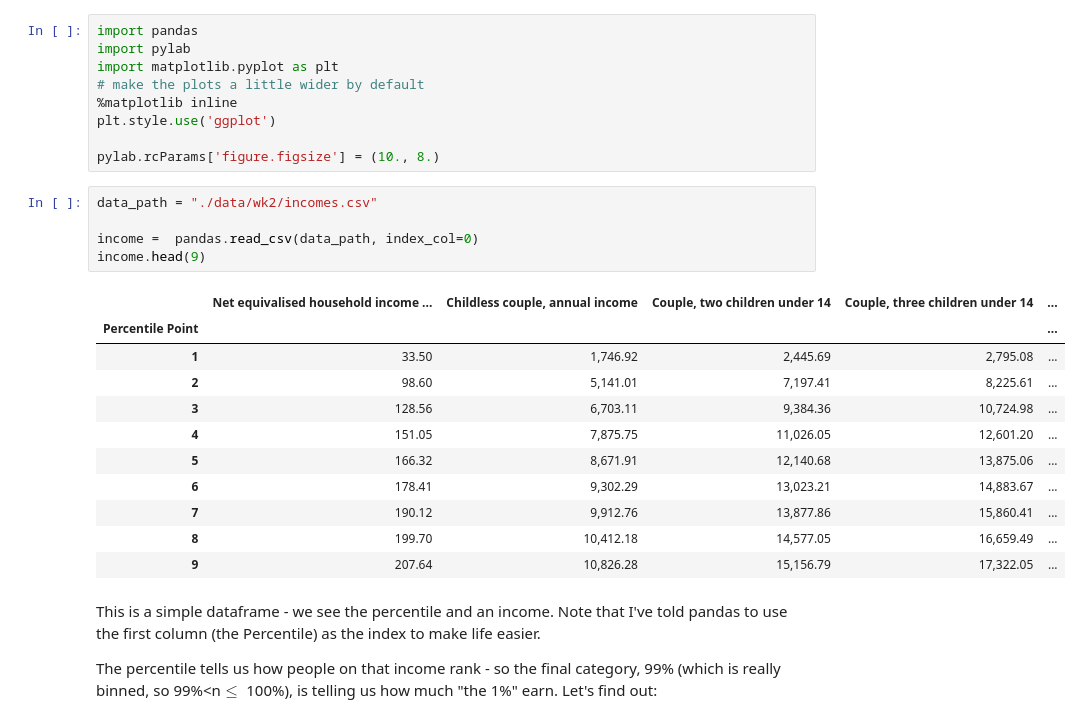
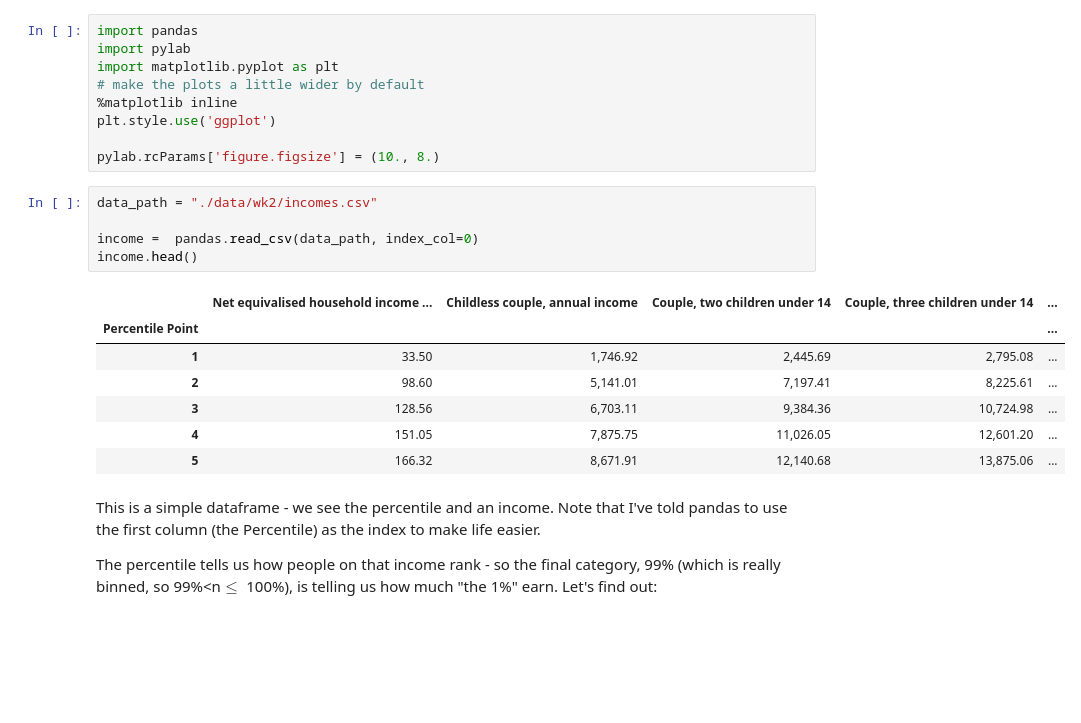
Before and after one commit to lydialiross/QM2, a Jupyter notebook: notebooks/W02. Pandas.ipynb, the cells around one changed output. Saved outputs shown, nothing was run; the diff lists cells and outputs as text; blank space fills up the shorter version.

```diff
--- a/notebooks/W02. Pandas.ipynb
+++ b/notebooks/W02. Pandas.ipynb
@@ -55,20 +56,16 @@ pylab.rcParams['figure.figsize'] = (10., 8.)
 # %%
 data_path = "./data/wk2/incomes.csv"
 
 income =  pandas.read_csv(data_path, index_col=0)
-income.head(9)
+income.head()
 # %% [output]
 |  | Net equivalised household income ... | Childless couple, annual income | Couple, two children under 14 | Couple, three children under 14 | ... |
 | Percentile Point |  |  |  |  | ... |
 | 1 | 33.50 | 1,746.92 | 2,445.69 | 2,795.08 | ... |
 | 2 | 98.60 | 5,141.01 | 7,197.41 | 8,225.61 | ... |
 | 3 | 128.56 | 6,703.11 | 9,384.36 | 10,724.98 | ... |
 | 4 | 151.05 | 7,875.75 | 11,026.05 | 12,601.20 | ... |
 | 5 | 166.32 | 8,671.91 | 12,140.68 | 13,875.06 | ... |
-| 6 | 178.41 | 9,302.29 | 13,023.21 | 14,883.67 | ... |
-| 7 | 190.12 | 9,912.76 | 13,877.86 | 15,860.41 | ... |
-| 8 | 199.70 | 10,412.18 | 14,577.05 | 16,659.49 | ... |
-| 9 | 207.64 | 10,826.28 | 15,156.79 | 17,322.05 | ... |
 # %% [markdown]
 This is a simple dataframe - we see the percentile and an income. Note that I've told pandas to use the first column (the Percentile) as the index to make life easier.
 
```
Also changed, not shown: parts of 5 cells of this notebook.
